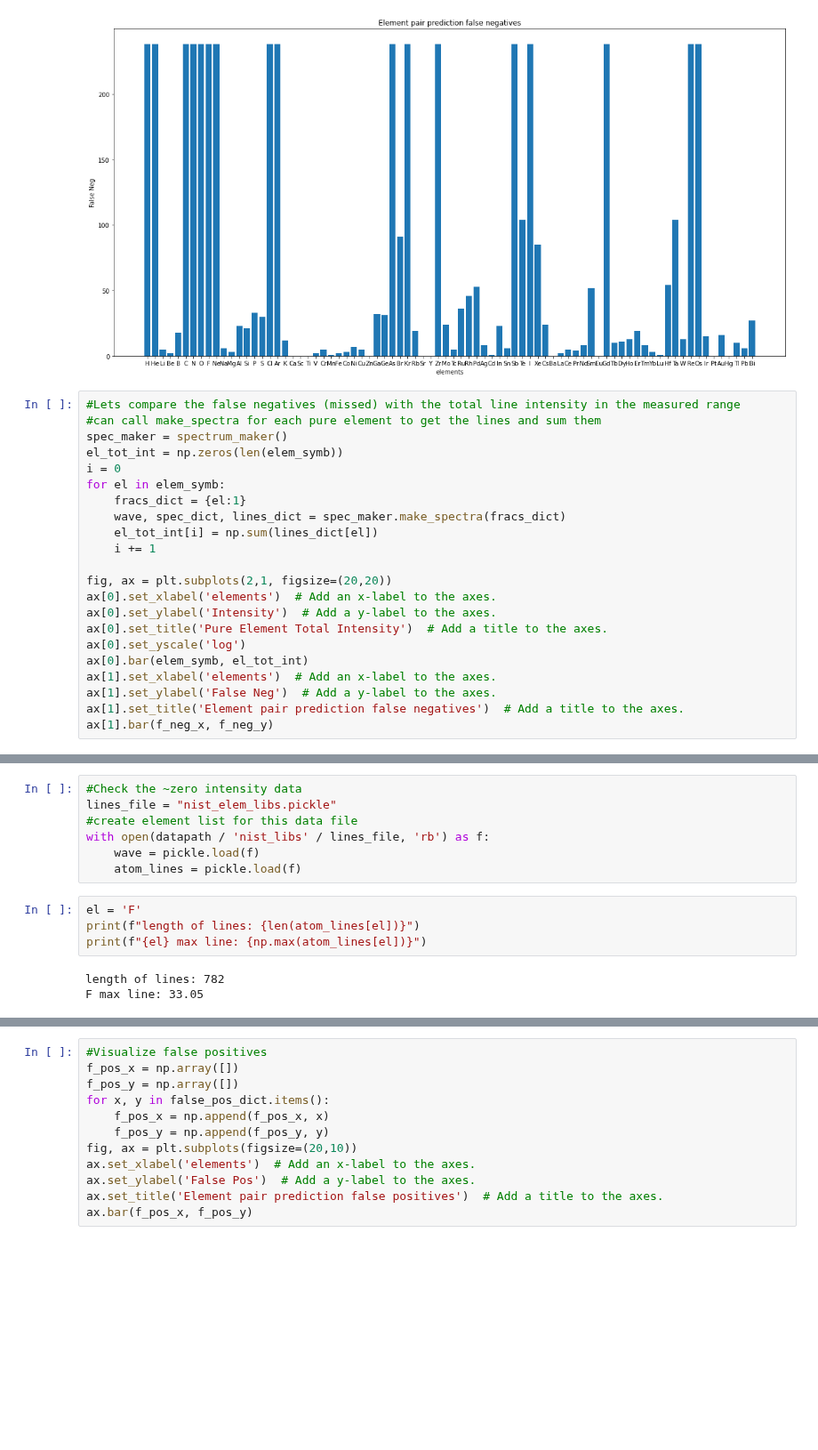
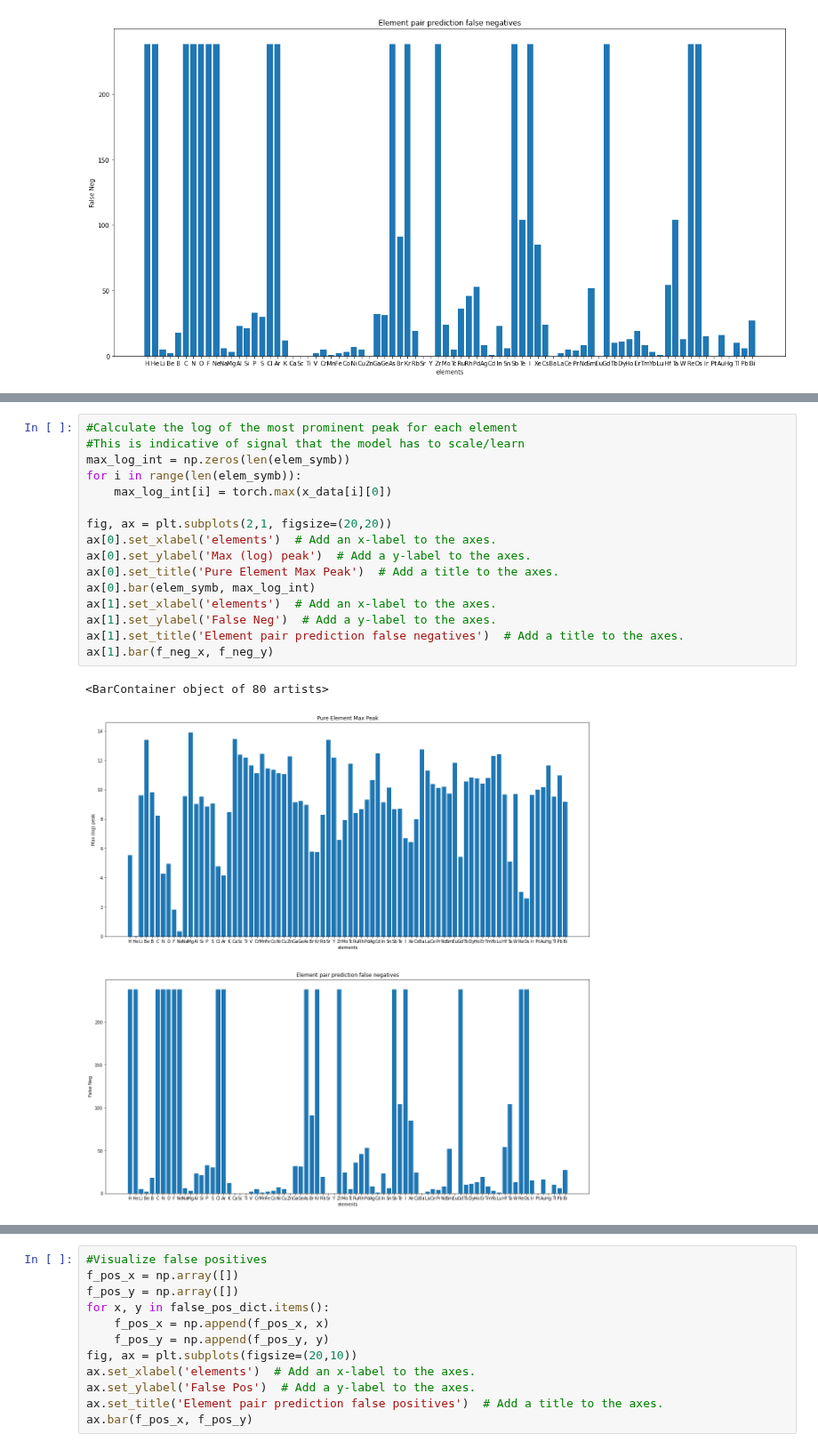
Before and after one commit to MWhitta/phaseMAP, a Jupyter notebook: Model_Test.ipynb, the cells around one changed output, grey strips where cells are left out. Shown at 89% size. Saved outputs shown, nothing was run; the diff lists cells and outputs as text; blank space fills up the shorter version.

```diff
--- a/Model_Test.ipynb
+++ b/Model_Test.ipynb
@@ -221,25 +222,3 @@ ax.bar(f_neg_x, f_neg_y)
 # %% [output]
 <BarContainer object of 80 artists>
 [figure]
-# %%
-#Lets compare the false negatives (missed) with the total line intensity in the measured range
-#can call make_spectra for each pure element to get the lines and sum them
-spec_maker = spectrum_maker()
-el_tot_int = np.zeros(len(elem_symb))
-i = 0
-for el in elem_symb:
-    fracs_dict = {el:1}
-    wave, spec_dict, lines_dict = spec_maker.make_spectra(fracs_dict)
-    el_tot_int[i] = np.sum(lines_dict[el])
-    i += 1
-
-fig, ax = plt.subplots(2,1, figsize=(20,20))
-ax[0].set_xlabel('elements')  # Add an x-label to the axes.
-ax[0].set_ylabel('Intensity')  # Add a y-label to the axes.
-ax[0].set_title('Pure Element Total Intensity')  # Add a title to the axes.
-ax[0].set_yscale('log')
-ax[0].bar(elem_symb, el_tot_int)
-ax[1].set_xlabel('elements')  # Add an x-label to the axes.
-ax[1].set_ylabel('False Neg')  # Add a y-label to the axes.
-ax[1].set_title('Element pair prediction false negatives')  # Add a title to the axes.
-ax[1].bar(f_neg_x, f_neg_y)
@@ -249,14 +225,19 @@ ax[1].bar(f_neg_x, f_neg_y)
-# %%
-#Check the ~zero intensity data
-lines_file = "nist_elem_libs.pickle"
-#create element list for this data file
-with open(datapath / 'nist_libs' / lines_file, 'rb') as f:
-    wave = pickle.load(f)
-    atom_lines = pickle.load(f)
-# %%
-el = 'F'
-print(f"length of lines: {len(atom_lines[el])}")
-print(f"{el} max line: {np.max(atom_lines[el])}")
-# %% [output]
-length of lines: 782
-F max line: 33.05
+# %%
+#Calculate the log of the most prominent peak for each element
+#This is indicative of signal that the model has to scale/learn
+max_log_int = np.zeros(len(elem_symb))
+for i in range(len(elem_symb)):
+    max_log_int[i] = torch.max(x_data[i][0])
+
+fig, ax = plt.subplots(2,1, figsize=(20,20))
+ax[0].set_xlabel('elements')  # Add an x-label to the axes.
+ax[0].set_ylabel('Max (log) peak')  # Add a y-label to the axes.
+ax[0].set_title('Pure Element Max Peak')  # Add a title to the axes.
+ax[0].bar(elem_symb, max_log_int)
+ax[1].set_xlabel('elements')  # Add an x-label to the axes.
+ax[1].set_ylabel('False Neg')  # Add a y-label to the axes.
+ax[1].set_title('Element pair prediction false negatives')  # Add a title to the axes.
+ax[1].bar(f_neg_x, f_neg_y)
+# %% [output]
+<BarContainer object of 80 artists>
+[figure, added]
```
Also changed, not shown: parts of 7 cells of this notebook, 2 other files.
